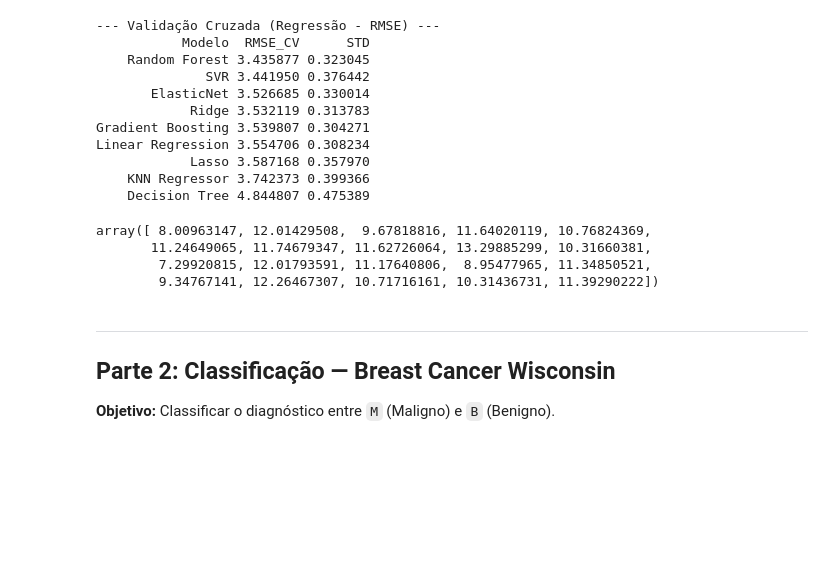
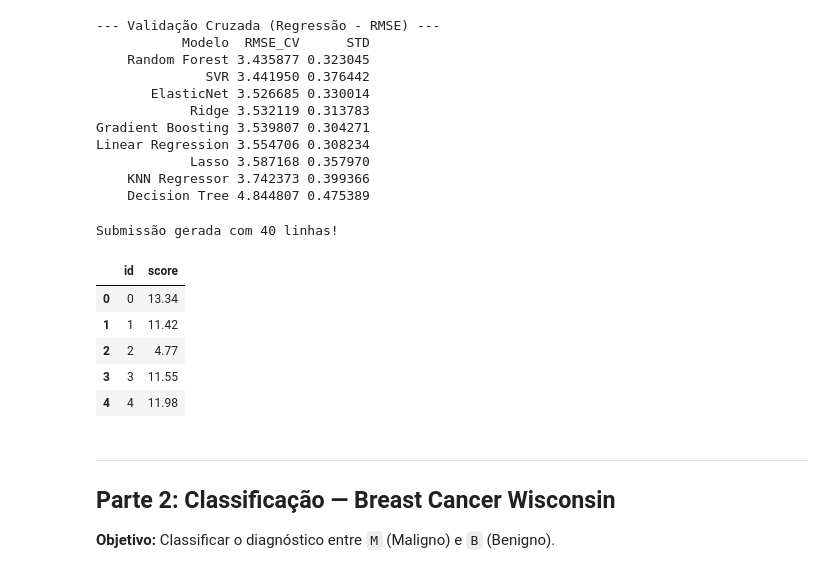
Before and after one commit to UFRJ-Analytica/ufrj-analytica-training, a Jupyter notebook: entregaveis/machine_learning/pedro_tonelli.ipynb, the cells around one changed output. Cells and saved outputs as stored; diff of their text form; code cells hidden in the pictures; blank space fills up the shorter version.

```diff
--- a/entregaveis/machine_learning/pedro_tonelli.ipynb
+++ b/entregaveis/machine_learning/pedro_tonelli.ipynb
@@ -145,16 +145,27 @@ Linear Regression 3.554706 0.308234
 # %%
 # Treinamento do Melhor Modelo de Regressao (Random Forest / Ridge / Gradient Boosting)
 best_reg_pipe = Pipeline(steps=[('prep', preprocessor_reg), ('algo', GradientBoostingRegressor(random_state=42))])
 best_reg_pipe.fit(X_reg, y_reg)
 
 # Predicao no conjunto de teste para submissao
 preds_reg = best_reg_pipe.predict(test_reg)
-preds_reg
+
+sub_reg = pd.DataFrame({
+    'id': range(len(preds_reg)),  # Cria os IDs de 0 a len(preds)-1
+    'score': np.round(preds_reg, 2)
+})
+
+sub_reg.to_csv('submission_regressao.csv', index=False)
+print(f"Submissão gerada com {len(sub_reg)} linhas!")
+sub_reg.head()
 # %% [output]
-array([ 8.00963147, 12.01429508,  9.67818816, 11.64020119, 10.76824369,
-       11.24649065, 11.74679347, 11.62726064, 13.29885299, 10.31660381,
-        7.29920815, 12.01793591, 11.17640806,  8.95477965, 11.34850521,
-        9.34767141, 12.26467307, 10.71716161, 10.31436731, 11.39290222])
+Submissão gerada com 40 linhas!
+|  | id | score |
+| 0 | 0 | 13.34 |
+| 1 | 1 | 11.42 |
+| 2 | 2 | 4.77 |
+| 3 | 3 | 11.55 |
+| 4 | 4 | 11.98 |
 # %% [markdown]
  ---
  ## Parte 2: Classificação — Breast Cancer Wisconsin
```
Also changed, not shown: parts of 4 cells of this notebook.
